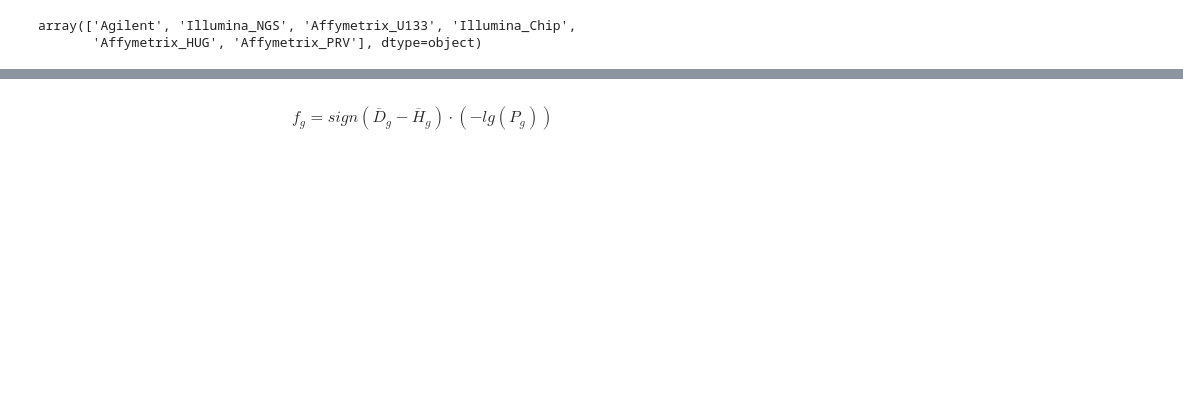
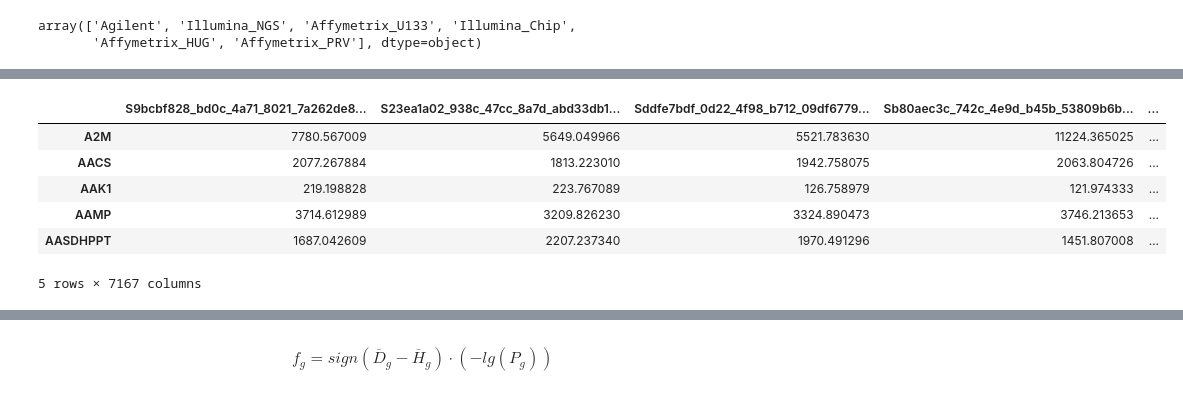
Before and after one commit to OrionChocoPie/gene-expression, a Jupyter notebook: python/t-test.ipynb, the cells around one changed output, grey strips where cells are left out. Saved outputs shown, nothing was run; the diff lists cells and outputs as text; code cells hidden in the pictures; blank space fills up the shorter version.

```diff
--- a/python/t-test.ipynb
+++ b/python/t-test.ipynb
@@ -35,2 +34,12 @@ data = pd.read_csv('../data/50.csv')
+# %%
+data.head()
+# %% [output]
+|  | S9bcbf828_bd0c_4a71_8021_7a262de8... | S23ea1a02_938c_47cc_8a7d_abd33db1... | Sddfe7bdf_0d22_4f98_b712_09df6779... | Sb80aec3c_742c_4e9d_b45b_53809b6b... | ... |
+| A2M | 7780.567009 | 5649.049966 | 5521.783630 | 11224.365025 | ... |
+| AACS | 2077.267884 | 1813.223010 | 1942.758075 | 2063.804726 | ... |
+| AAK1 | 219.198828 | 223.767089 | 126.758979 | 121.974333 | ... |
+| AAMP | 3714.612989 | 3209.826230 | 3324.890473 | 3746.213653 | ... |
+| AASDHPPT | 1687.042609 | 2207.237340 | 1970.491296 | 1451.807008 | ... |
+5 rows × 7167 columns
 # %%
 data.columns = meta['CN']
```
Also changed, not shown: parts of 7 cells of this notebook, 25 other files.
